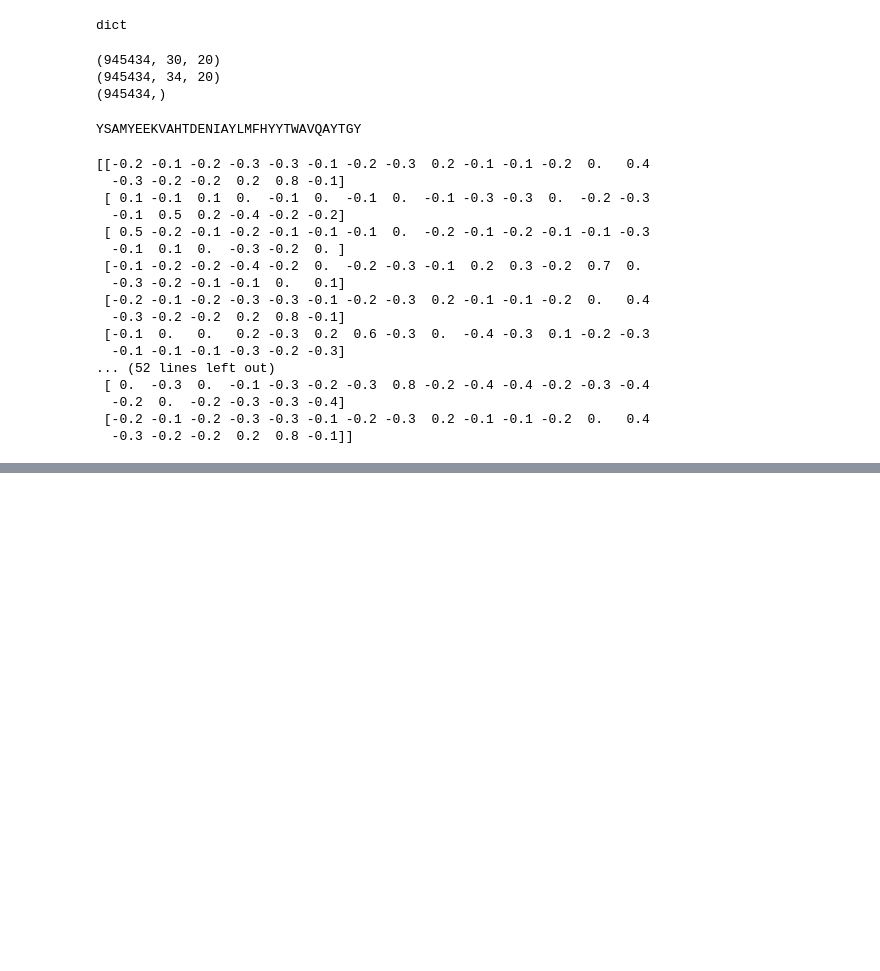
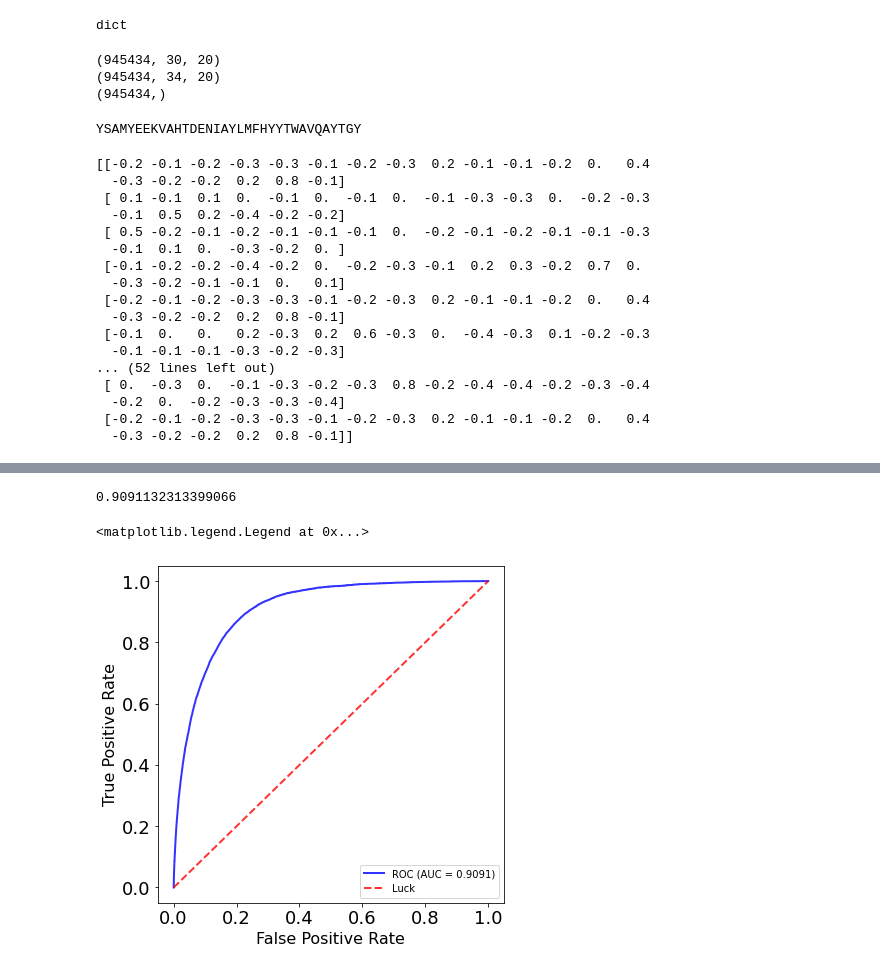
Before and after one commit to jjia1/viralepitope, a Jupyter notebook: ViralEpitopeModel.ipynb, the cells around one changed output, grey strips where cells are left out. Saved outputs shown, nothing was run; the diff lists cells and outputs as text; code cells hidden in the pictures; blank space fills up the shorter version.

```diff
--- a/ViralEpitopeModel.ipynb
+++ b/ViralEpitopeModel.ipynb
@@ -526,0 +516,36 @@ del model
+# %%
+probas_ = saved_model.model.predict([np.array(test_pep),np.array(test_mhc)])
+allprobas_ = np.append(allprobas_, probas_)
+all_labels = np.append(all_labels, validation_target)
+# %%
+font1 = {'family' : 'Times New Roman',
+        'weight' : 'normal',
+        'size'   : 16}
+figsize=6.2, 6.2
+
+########ROC_figure
+figure1, ax1 = plt.subplots(figsize=figsize)
+ax1.tick_params(labelsize=18)
+labels = ax1.get_xticklabels() + ax1.get_yticklabels()
+[label.set_fontname('Times New Roman') for label in labels]
+
+fpr, tpr, thresholds = roc_curve(test_target, probas_)
+roc_auc = auc(fpr, tpr)
+print(roc_auc)
+
+ax1.plot(fpr, tpr, color='b',
+    label=r'ROC (AUC = %0.4f)' % (roc_auc),
+    lw=2, alpha=.8)
+ax1.plot([0, 1], [0, 1], linestyle='--', lw=2, color='r',
+        label='Luck', alpha=.8)
+ax1.set_xlim([-0.05, 1.05])
+ax1.set_ylim([-0.05, 1.05])
+ax1.set_xlabel('False Positive Rate', font1)
+ax1.set_ylabel('True Positive Rate', font1)
+# title1 = 'Cross Validated ROC Curve'
+# ax1.set_title(title1, font1)
+ax1.legend(loc="lower right")
+# %% [output]
+0.9091132313399066
+<matplotlib.legend.Legend at 0x...>
+[figure, added]
```
Also changed, not shown: parts of 12 cells of this notebook.
